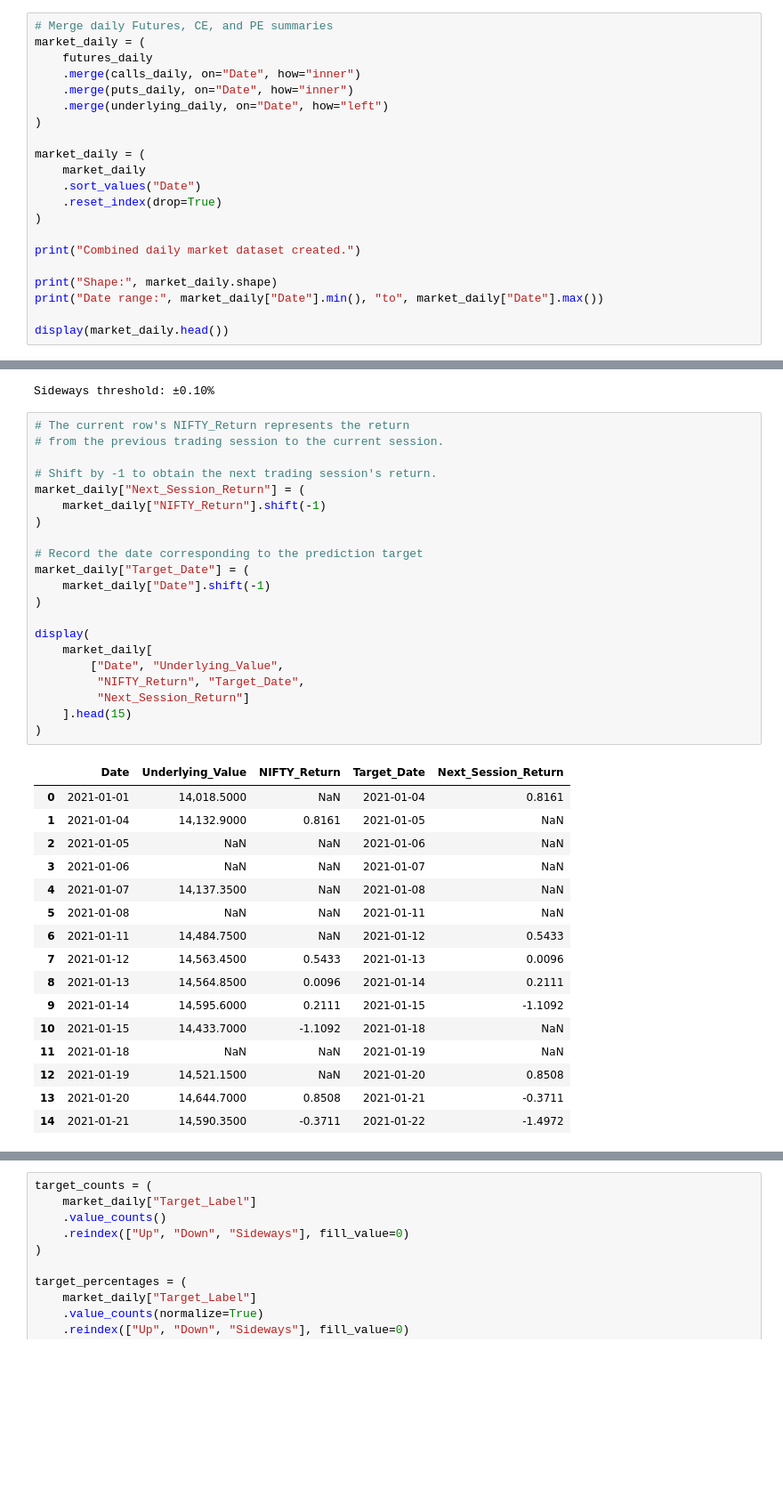
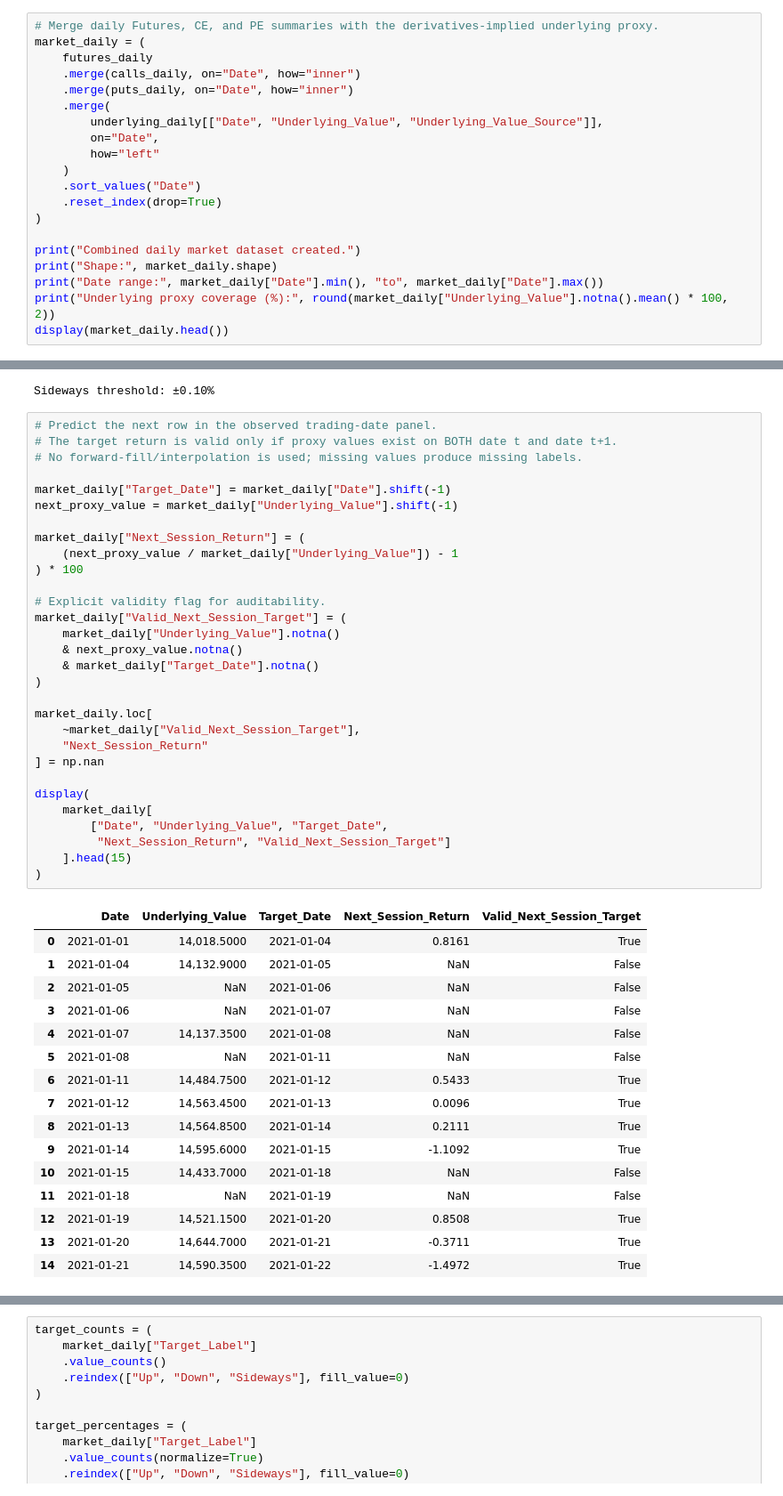
Before and after one commit to yashrajzzz/nifty50-FnO-eda, a Jupyter notebook: notebooks/05_feature_engineering.ipynb, the cells around one changed output, grey strips where cells are left out. Shown at 89% size. Drawn from its saved outputs; the diff is of its cells as text; blank space fills up the shorter version.

```diff
--- a/notebooks/05_feature_engineering.ipynb
+++ b/notebooks/05_feature_engineering.ipynb
@@ -467,23 +480,22 @@ Coverage: 68.26 %
 # %%
-# Merge daily Futures, CE, and PE summaries
+# Merge daily Futures, CE, and PE summaries with the derivatives-implied underlying proxy.
 market_daily = (
     futures_daily
     .merge(calls_daily, on="Date", how="inner")
     .merge(puts_daily, on="Date", how="inner")
-    .merge(underlying_daily, on="Date", how="left")
-)
-
-market_daily = (
-    market_daily
+    .merge(
+        underlying_daily[["Date", "Underlying_Value", "Underlying_Value_Source"]],
+        on="Date",
+        how="left"
+    )
     .sort_values("Date")
     .reset_index(drop=True)
 )
 
 print("Combined daily market dataset created.")
-
 print("Shape:", market_daily.shape)
 print("Date range:", market_daily["Date"].min(), "to", market_daily["Date"].max())
-
+print("Underlying proxy coverage (%):", round(market_daily["Underlying_Value"].notna().mean() * 100, 2))
 display(market_daily.head())
 # %% [output]
 Combined daily market dataset created.
@@ -1613,41 +1632,50 @@ print(
 # %% [output]
 Sideways threshold: ±0.10%
 # %%
-# The current row's NIFTY_Return represents the return
-# from the previous trading session to the current session.
+# Predict the next row in the observed trading-date panel.
+# The target return is valid only if proxy values exist on BOTH date t and date t+1.
+# No forward-fill/interpolation is used; missing values produce missing labels.
 
-# Shift by -1 to obtain the next trading session's return.
+market_daily["Target_Date"] = market_daily["Date"].shift(-1)
+next_proxy_value = market_daily["Underlying_Value"].shift(-1)
+
 market_daily["Next_Session_Return"] = (
-    market_daily["NIFTY_Return"].shift(-1)
+    (next_proxy_value / market_daily["Underlying_Value"]) - 1
+) * 100
+
+# Explicit validity flag for auditability.
+market_daily["Valid_Next_Session_Target"] = (
+    market_daily["Underlying_Value"].notna()
+    & next_proxy_value.notna()
+    & market_daily["Target_Date"].notna()
 )
 
-# Record the date corresponding to the prediction target
-market_daily["Target_Date"] = (
-    market_daily["Date"].shift(-1)
-)
+market_daily.loc[
+    ~market_daily["Valid_Next_Session_Target"],
+    "Next_Session_Return"
+] = np.nan
 
 display(
     market_daily[
-        ["Date", "Underlying_Value",
-         "NIFTY_Return", "Target_Date",
-         "Next_Session_Return"]
+        ["Date", "Underlying_Value", "Target_Date",
+         "Next_Session_Return", "Valid_Next_Session_Target"]
     ].head(15)
 )
 # %% [output]
-|  | Date | Underlying_Value | NIFTY_Return | Target_Date | Next_Session_Return |
-| 0 | 2021-01-01 | 14,018.5000 | NaN | 2021-01-04 | 0.8161 |
-| 1 | 2021-01-04 | 14,132.9000 | 0.8161 | 2021-01-05 | NaN |
-| 2 | 2021-01-05 | NaN | NaN | 2021-01-06 | NaN |
-| 3 | 2021-01-06 | NaN | NaN | 2021-01-07 | NaN |
-| 4 | 2021-01-07 | 14,137.3500 | NaN | 2021-01-08 | NaN |
-| 5 | 2021-01-08 | NaN | NaN | 2021-01-11 | NaN |
-| 6 | 2021-01-11 | 14,484.7500 | NaN | 2021-01-12 | 0.5433 |
-| 7 | 2021-01-12 | 14,563.4500 | 0.5433 | 2021-01-13 | 0.0096 |
-| 8 | 2021-01-13 | 14,564.8500 | 0.0096 | 2021-01-14 | 0.2111 |
-| 9 | 2021-01-14 | 14,595.6000 | 0.2111 | 2021-01-15 | -1.1092 |
-| 10 | 2021-01-15 | 14,433.7000 | -1.1092 | 2021-01-18 | NaN |
-| 11 | 2021-01-18 | NaN | NaN | 2021-01-19 | NaN |
-| 12 | 2021-01-19 | 14,521.1500 | NaN | 2021-01-20 | 0.8508 |
-| 13 | 2021-01-20 | 14,644.7000 | 0.8508 | 2021-01-21 | -0.3711 |
-| 14 | 2021-01-21 | 14,590.3500 | -0.3711 | 2021-01-22 | -1.4972 |
+|  | Date | Underlying_Value | Target_Date | Next_Session_Return | Valid_Next_Session_Target |
+| 0 | 2021-01-01 | 14,018.5000 | 2021-01-04 | 0.8161 | True |
+| 1 | 2021-01-04 | 14,132.9000 | 2021-01-05 | NaN | False |
+| 2 | 2021-01-05 | NaN | 2021-01-06 | NaN | False |
+| 3 | 2021-01-06 | NaN | 2021-01-07 | NaN | False |
+| 4 | 2021-01-07 | 14,137.3500 | 2021-01-08 | NaN | False |
+| 5 | 2021-01-08 | NaN | 2021-01-11 | NaN | False |
+| 6 | 2021-01-11 | 14,484.7500 | 2021-01-12 | 0.5433 | True |
+| 7 | 2021-01-12 | 14,563.4500 | 2021-01-13 | 0.0096 | True |
+| 8 | 2021-01-13 | 14,564.8500 | 2021-01-14 | 0.2111 | True |
+| 9 | 2021-01-14 | 14,595.6000 | 2021-01-15 | -1.1092 | True |
+| 10 | 2021-01-15 | 14,433.7000 | 2021-01-18 | NaN | False |
+| 11 | 2021-01-18 | NaN | 2021-01-19 | NaN | False |
+| 12 | 2021-01-19 | 14,521.1500 | 2021-01-20 | 0.8508 | True |
+| 13 | 2021-01-20 | 14,644.7000 | 2021-01-21 | -0.3711 | True |
+| 14 | 2021-01-21 | 14,590.3500 | 2021-01-22 | -1.4972 | True |
 # %%
```
Also changed, not shown: parts of 26 cells of this notebook.
